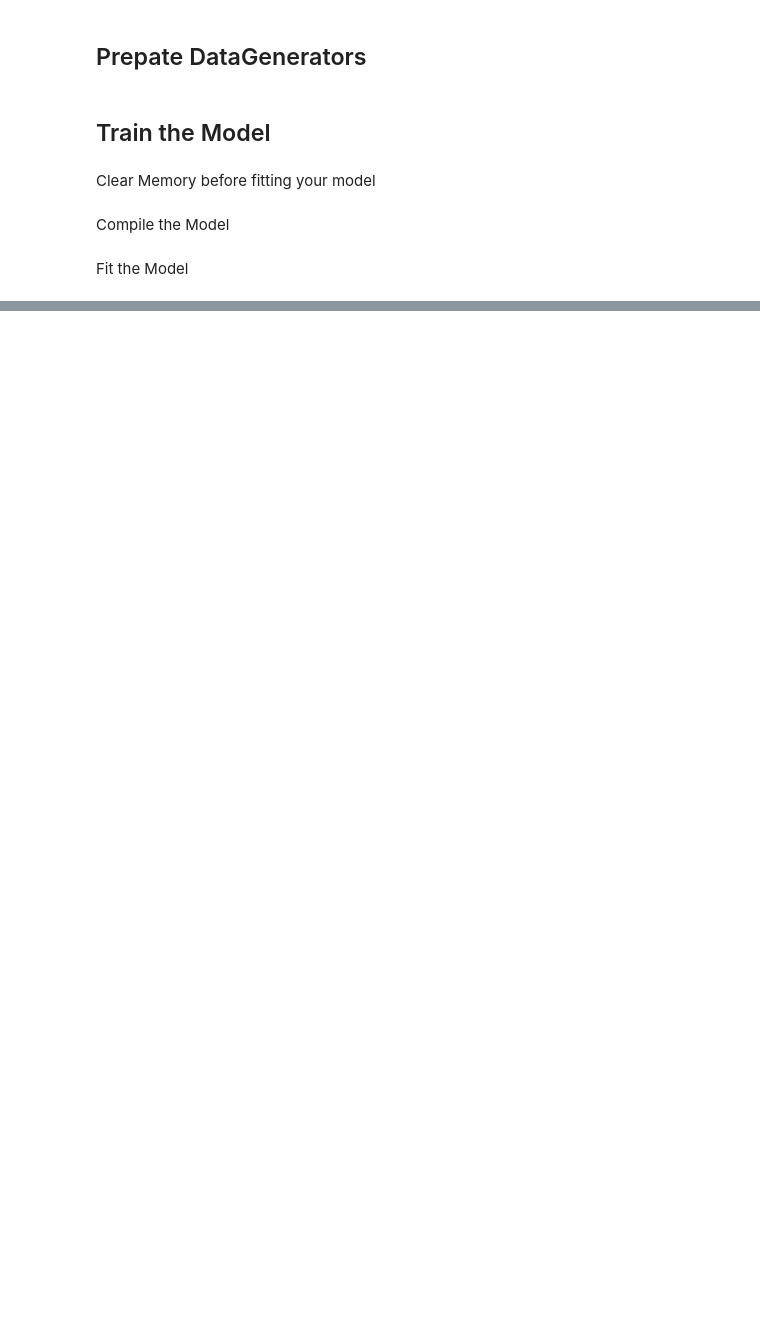
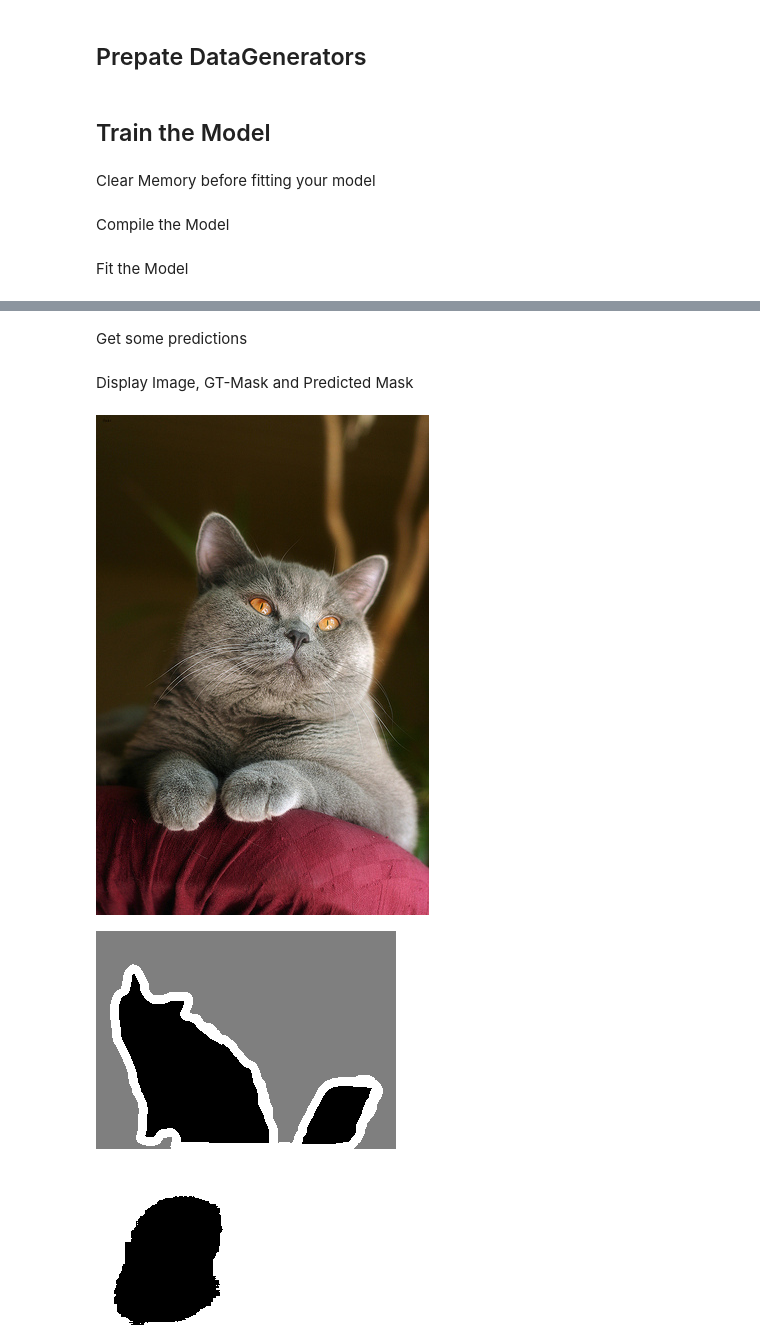
Before and after one commit to m3sibti/DL_projects, a Jupyter notebook: Keras_Segmentation_UNet_mw.ipynb, the cells around one changed output, grey strips where cells are left out. Saved outputs shown, nothing was run; the diff lists cells and outputs as text; code cells hidden in the pictures; blank space fills up the shorter version.

Commit message:
Prediction displayed

```diff
--- a/Keras_Segmentation_UNet_mw.ipynb
+++ b/Keras_Segmentation_UNet_mw.ipynb
@@ -264,0 +283,26 @@ KeyboardInterrupt: ignored
+# %%
+def display_mask(preds, i):
+  mask = np.argmax(preds[i], axis=-1)
+  mask = np.expand_dims(mask, axis=-1)
+  img = PIL.ImageOps.autocontrast(keras.preprocessing.image.array_to_img(mask))
+  display(img)
+# %% [markdown]
+Get some predictions
+# %%
+valid_gen = OxfordPets(batch_size, image_size, valid_input_img_path, valid_target_img_path)
+valid_preds = model.predict(valid_gen)
+# %% [markdown]
+Display Image, GT-Mask and Predicted Mask
+# %%
+i = 10
+# %%
+display(Image(filename=valid_input_img_path[i]))
+print('')
+img = PIL.ImageOps.autocontrast(load_img(valid_target_img_path[i]))
+display(img)
+print('')
+display_mask(valid_preds, i)
+# %% [output]
+[figure, added]
+[figure, added]
+[figure, added]
```
Also changed, not shown: parts of 4 cells of this notebook.
